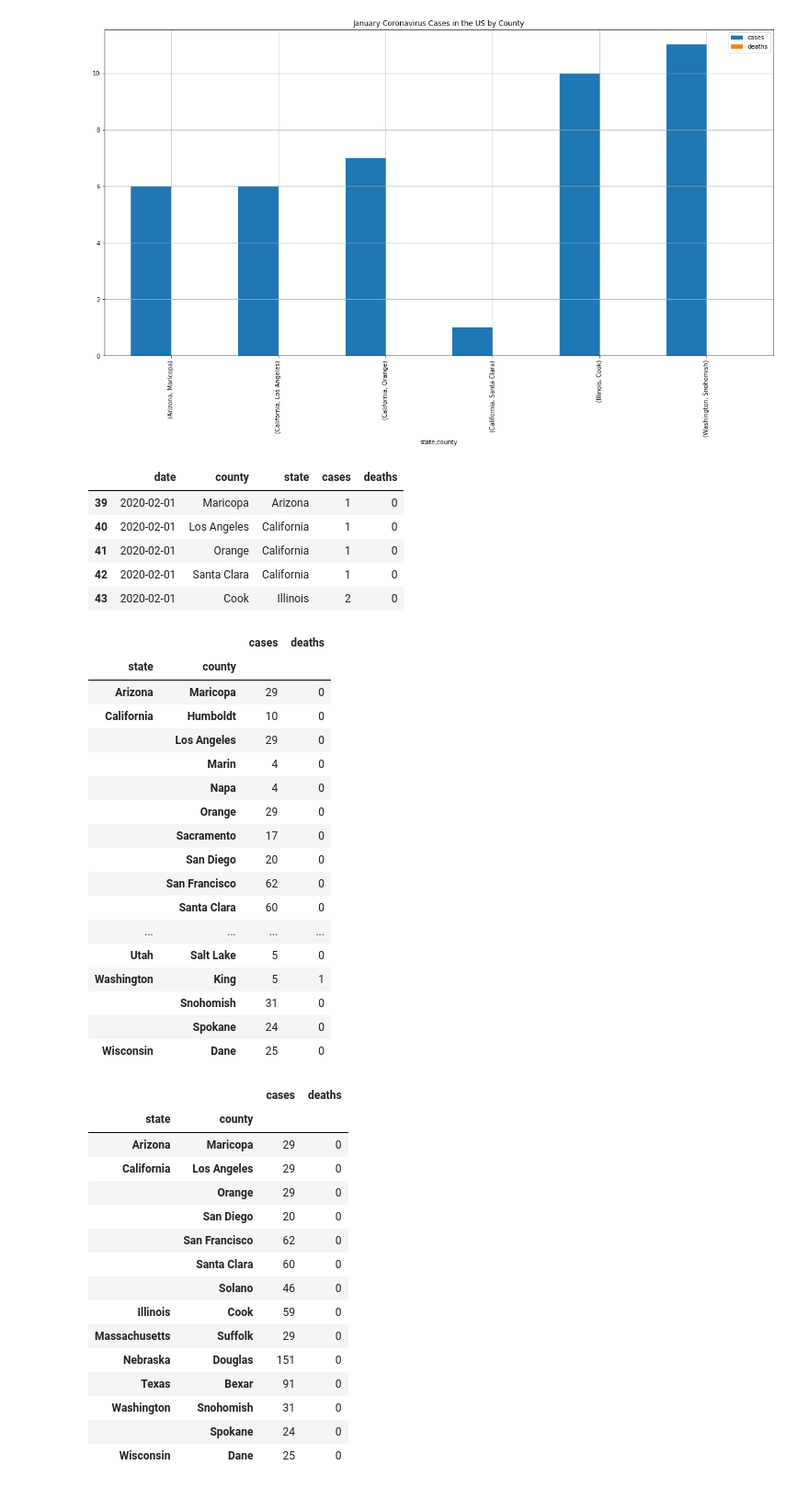
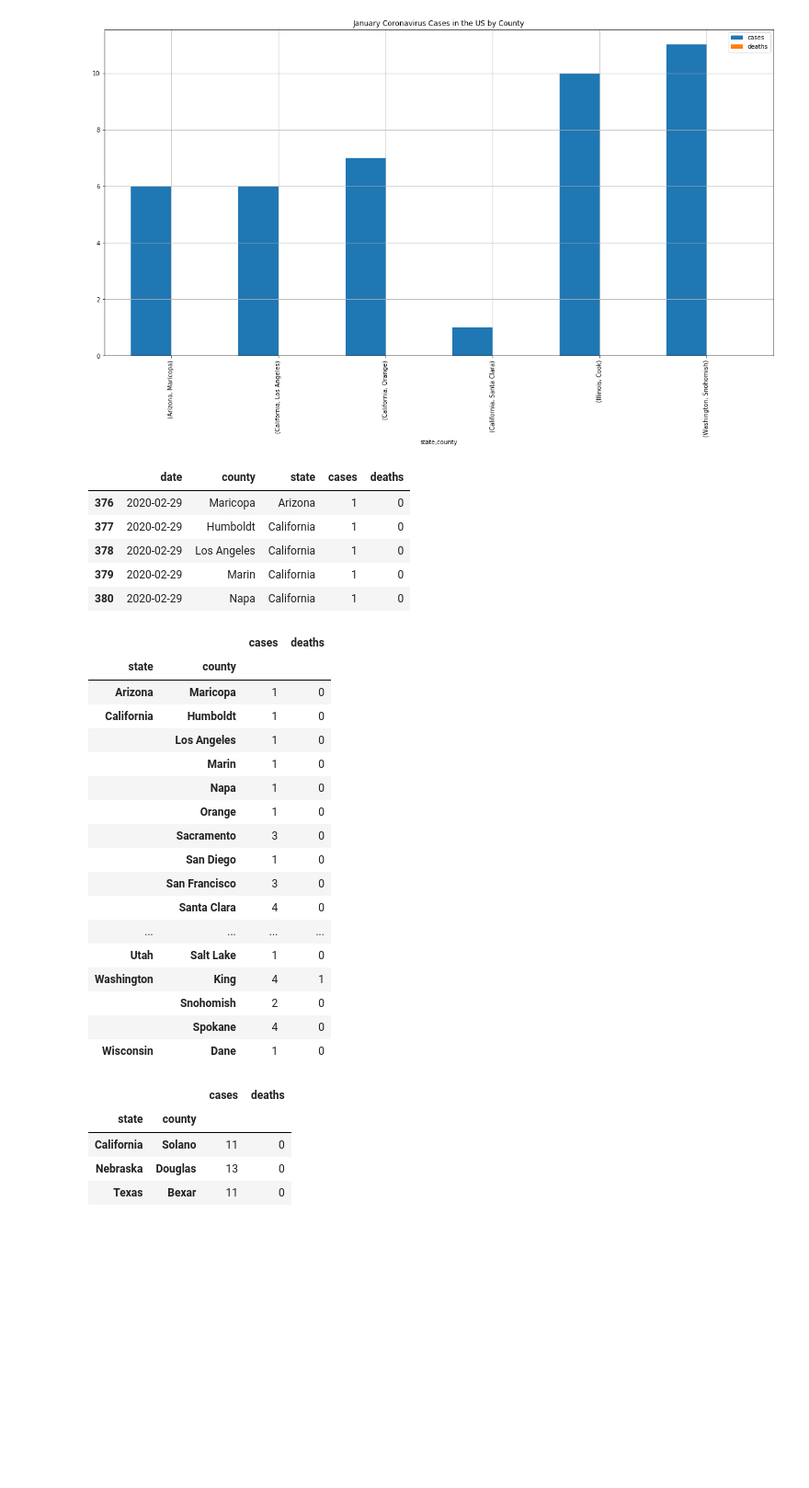
Before and after one commit to irwinmier96/Extra_Side_Projects, a Jupyter notebook: Coronavirus Cases by U.S County 2020/covid_reports.ipynb, the cells around one changed output. Shown at 92% size. Saved outputs shown, nothing was run; the diff lists cells and outputs as text; code cells hidden in the pictures; blank space fills up the shorter version.

```diff
--- a/Coronavirus Cases by U.S County 2020/covid_reports.ipynb
+++ b/Coronavirus Cases by U.S County 2020/covid_reports.ipynb
@@ -68,64 +70,57 @@ plt.grid()
 #Febuary Cases
 #to see which counties had the highest recorded cases throughout the entire month
 
-data['date'] = pd.to_datetime(data['date'])
+# data['date'] = pd.to_datetime(data['date'])
 
-febuary_start_date = '2/1/2020'
-febuary_end_date = '2/29/2020'
+# febuary_start_date = '2/1/2020'
+# febuary_end_date = '2/29/2020'
 
-febuary_cases = (data['date'] >= febuary_start_date) & (data['date'] <= febuary_end_date)
-febuary_cases_df = data.loc[febuary_cases]
-febuary_cases_df = pd.DataFrame(febuary_cases_df, columns = ['date', 'county', 'state', 'cases', 'deaths'])
+# febuary_cases = (data['date'] >= febuary_start_date) & (data['date'] <= febuary_end_date)
+# febuary_cases_df = data.loc[febuary_cases]
+
+#Calculating the number of cases by the end of February since the data is added over time
+febuary_cases_df = pd.DataFrame(data, columns = ['date', 'county', 'state', 'cases', 'deaths'])
+
+febuary_cases_df = febuary_cases_df[febuary_cases_df['date'] == '2020-02-29']
 
 febuary_cases_df.head()
 # %% [output]
 |  | date | county | state | cases | deaths |
-| 39 | 2020-02-01 | Maricopa | Arizona | 1 | 0 |
-| 40 | 2020-02-01 | Los Angeles | California | 1 | 0 |
-| 41 | 2020-02-01 | Orange | California | 1 | 0 |
-| 42 | 2020-02-01 | Santa Clara | California | 1 | 0 |
-| 43 | 2020-02-01 | Cook | Illinois | 2 | 0 |
+| 376 | 2020-02-29 | Maricopa | Arizona | 1 | 0 |
+| 377 | 2020-02-29 | Humboldt | California | 1 | 0 |
+| 378 | 2020-02-29 | Los Angeles | California | 1 | 0 |
+| 379 | 2020-02-29 | Marin | California | 1 | 0 |
+| 380 | 2020-02-29 | Napa | California | 1 | 0 |
 # %%
-febuary_cases_by_county = febuary_cases_df.groupby(['state', 'county']).sum()
+febuary_cases_by_county = febuary_cases_df.groupby(['state', 'county']).sum() #changed sum to count do not do that
 
 febuary_cases_by_county
 # %% [output]
 |  |  | cases | deaths |
 | state | county |  |  |
-| Arizona | Maricopa | 29 | 0 |
-| California | Humboldt | 10 | 0 |
-|  | Los Angeles | 29 | 0 |
-|  | Marin | 4 | 0 |
-|  | Napa | 4 | 0 |
-|  | Orange | 29 | 0 |
-|  | Sacramento | 17 | 0 |
-|  | San Diego | 20 | 0 |
-|  | San Francisco | 62 | 0 |
-|  | Santa Clara | 60 | 0 |
+| Arizona | Maricopa | 1 | 0 |
+| California | Humboldt | 1 | 0 |
+|  | Los Angeles | 1 | 0 |
+|  | Marin | 1 | 0 |
+|  | Napa | 1 | 0 |
+|  | Orange | 1 | 0 |
+|  | Sacramento | 3 | 0 |
+|  | San Diego | 1 | 0 |
+|  | San Francisco | 3 | 0 |
+|  | Santa Clara | 4 | 0 |
 | ... | ... | ... | ... |
-| Utah | Salt Lake | 5 | 0 |
-| Washington | King | 5 | 1 |
-|  | Snohomish | 31 | 0 |
-|  | Spokane | 24 | 0 |
-| Wisconsin | Dane | 25 | 0 |
+| Utah | Salt Lake | 1 | 0 |
+| Washington | King | 4 | 1 |
+|  | Snohomish | 2 | 0 |
+|  | Spokane | 4 | 0 |
+| Wisconsin | Dane | 1 | 0 |
 # %%
 #Filter in the counties with over 20 cases
-feb_cases_over_20 = febuary_cases_by_county[febuary_cases_by_county['cases'] >= 20]
+feb_cases_over_20 = febuary_cases_by_county[febuary_cases_by_county['cases'] >= 10]
 feb_cases_over_20
 # %% [output]
 |  |  | cases | deaths |
 | state | county |  |  |
-| Arizona | Maricopa | 29 | 0 |
-| California | Los Angeles | 29 | 0 |
-|  | Orange | 29 | 0 |
-|  | San Diego | 20 | 0 |
-|  | San Francisco | 62 | 0 |
-|  | Santa Clara | 60 | 0 |
-|  | Solano | 46 | 0 |
-| Illinois | Cook | 59 | 0 |
-| Massachusetts | Suffolk | 29 | 0 |
-| Nebraska | Douglas | 151 | 0 |
-| Texas | Bexar | 91 | 0 |
-| Washington | Snohomish | 31 | 0 |
-|  | Spokane | 24 | 0 |
-| Wisconsin | Dane | 25 | 0 |
+| California | Solano | 11 | 0 |
+| Nebraska | Douglas | 13 | 0 |
+| Texas | Bexar | 11 | 0 |
```
Also changed, not shown: parts of 15 cells of this notebook.
